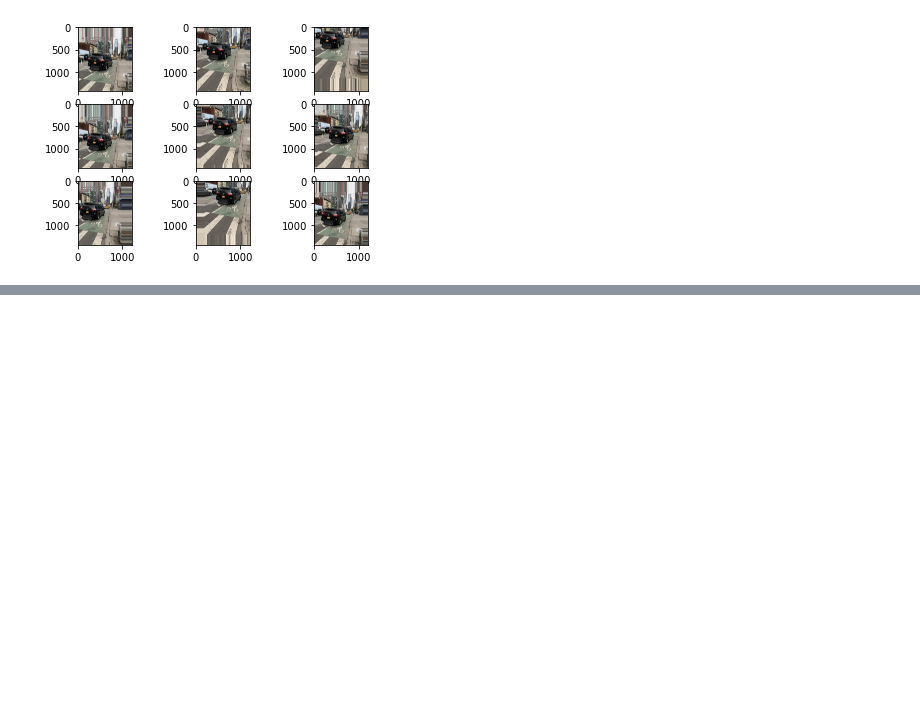
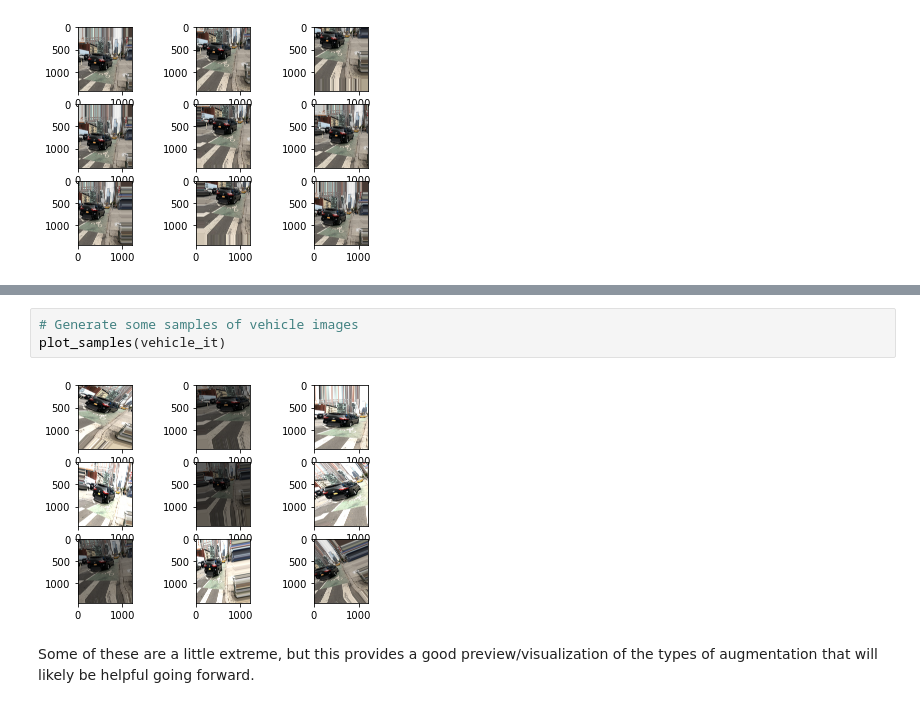
Before and after one commit to jmarkowi/NYC_bike_lanes, a Jupyter notebook: image_augmentation.ipynb, the cells around one changed output, grey strips where cells are left out. Drawn from its saved outputs; the diff is of its cells as text; blank space fills up the shorter version.

Commit message:
Img augmentation experiments

```diff
--- a/image_augmentation.ipynb
+++ b/image_augmentation.ipynb
@@ -196,0 +215,7 @@ plot_samples(vehicle_it)
+# %%
+# Generate some samples of vehicle images
+plot_samples(vehicle_it)
+# %% [output]
+[figure, added]
+# %% [markdown]
+Some of these are a little extreme, but this provides a good preview/visualization of the types of augmentation that will likely be helpful going forward.
```
Also changed, not shown: parts of 8 cells of this notebook.
